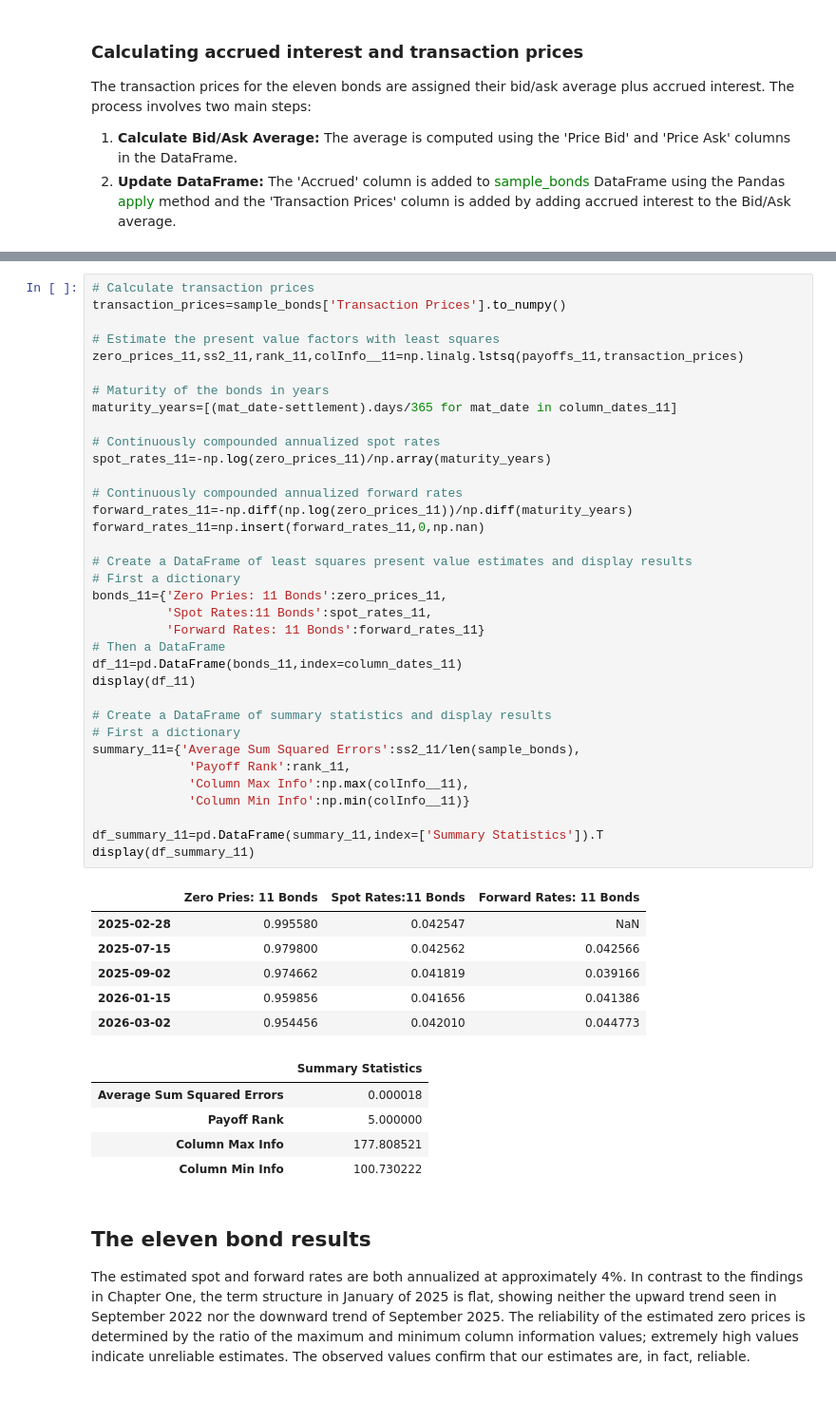
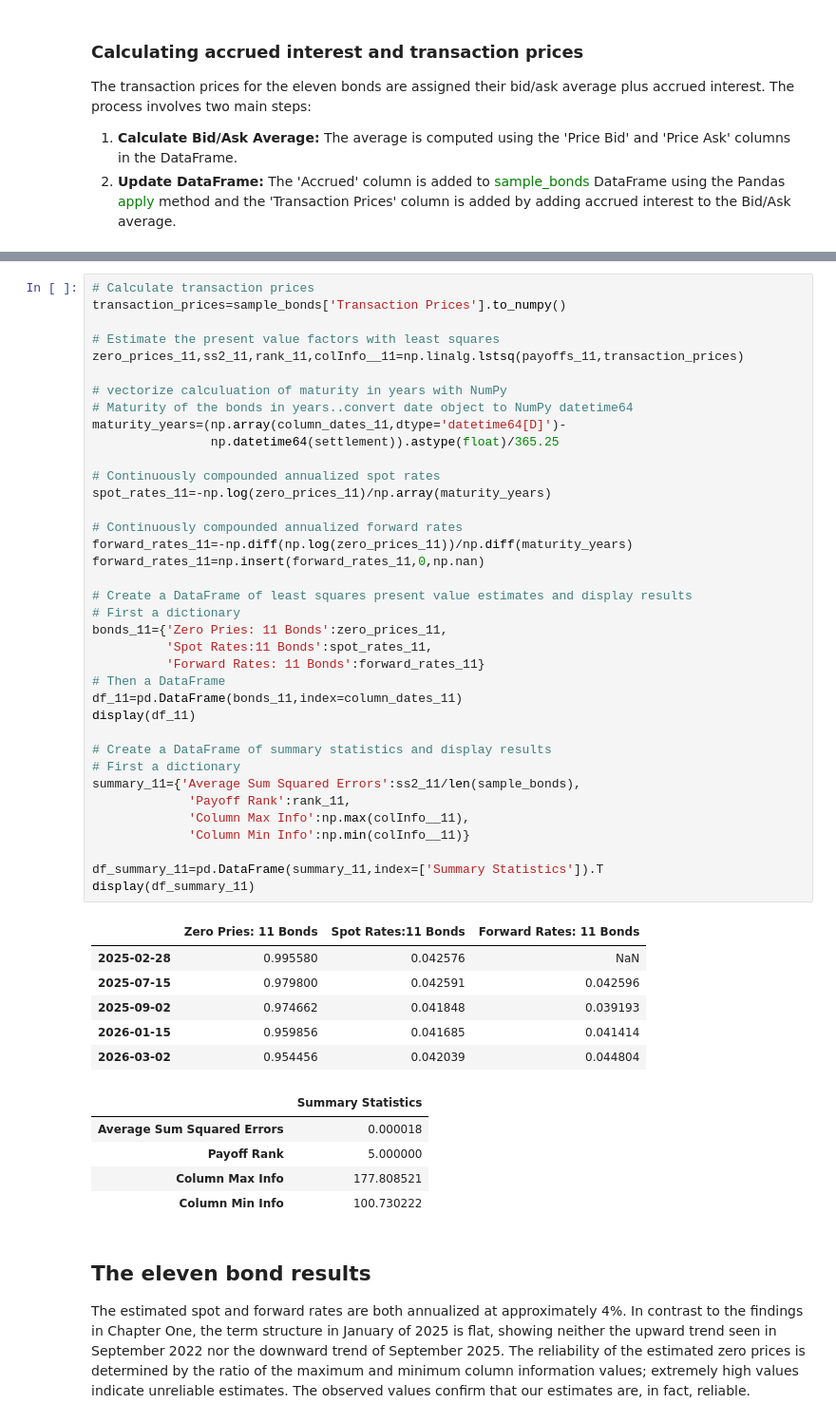
Before and after one commit to PatrickJHess/Vol-3-Chap-4, a Jupyter notebook: Bootstrapping_The_Term_Structure_With_304_Bonds.ipynb, the cells around one changed output, grey strips where cells are left out. Shown at 95% size. Saved outputs shown, nothing was run; the diff lists cells and outputs as text.

```diff
--- a/Bootstrapping_The_Term_Structure_With_304_Bonds.ipynb
+++ b/Bootstrapping_The_Term_Structure_With_304_Bonds.ipynb
@@ -330,41 +336,43 @@ transaction_prices=sample_bonds['Transaction Prices'].to_numpy()
 # Estimate the present value factors with least squares
 zero_prices_11,ss2_11,rank_11,colInfo__11=np.linalg.lstsq(payoffs_11,transaction_prices)
 
-# Maturity of the bonds in years
-maturity_years=[(mat_date-settlement).days/365 for mat_date in column_dates_11]
+# vectorize calculuation of maturity in years with NumPy
+# Maturity of the bonds in years..convert date object to NumPy datetime64
+maturity_years=(np.array(column_dates_11,dtype='datetime64[D]')-
+                np.datetime64(settlement)).astype(float)/365.25
 
 # Continuously compounded annualized spot rates
 spot_rates_11=-np.log(zero_prices_11)/np.array(maturity_years)
 
 # Continuously compounded annualized forward rates
 forward_rates_11=-np.diff(np.log(zero_prices_11))/np.diff(maturity_years)
 forward_rates_11=np.insert(forward_rates_11,0,np.nan)
 
 # Create a DataFrame of least squares present value estimates and display results
 # First a dictionary
 bonds_11={'Zero Pries: 11 Bonds':zero_prices_11,
           'Spot Rates:11 Bonds':spot_rates_11,
           'Forward Rates: 11 Bonds':forward_rates_11}
 # Then a DataFrame
 df_11=pd.DataFrame(bonds_11,index=column_dates_11)
 display(df_11)
 
 # Create a DataFrame of summary statistics and display results
 # First a dictionary
 summary_11={'Average Sum Squared Errors':ss2_11/len(sample_bonds),
              'Payoff Rank':rank_11,
              'Column Max Info':np.max(colInfo__11),
              'Column Min Info':np.min(colInfo__11)}
 
 df_summary_11=pd.DataFrame(summary_11,index=['Summary Statistics']).T
 display(df_summary_11)
 # %% [output]
 |  | Zero Pries: 11 Bonds | Spot Rates:11 Bonds | Forward Rates: 11 Bonds |
-| 2025-02-28 | 0.995580 | 0.042547 | NaN |
-| 2025-07-15 | 0.979800 | 0.042562 | 0.042566 |
-| 2025-09-02 | 0.974662 | 0.041819 | 0.039166 |
-| 2026-01-15 | 0.959856 | 0.041656 | 0.041386 |
-| 2026-03-02 | 0.954456 | 0.042010 | 0.044773 |
+| 2025-02-28 | 0.995580 | 0.042576 | NaN |
+| 2025-07-15 | 0.979800 | 0.042591 | 0.042596 |
+| 2025-09-02 | 0.974662 | 0.041848 | 0.039193 |
+| 2026-01-15 | 0.959856 | 0.041685 | 0.041414 |
+| 2026-03-02 | 0.954456 | 0.042039 | 0.044804 |
 |  | Summary Statistics |
 | Average Sum Squared Errors | 0.000018 |
 | Payoff Rank | 5.000000 |
```
Also changed, not shown: parts of 3 cells of this notebook, 19 other files.
